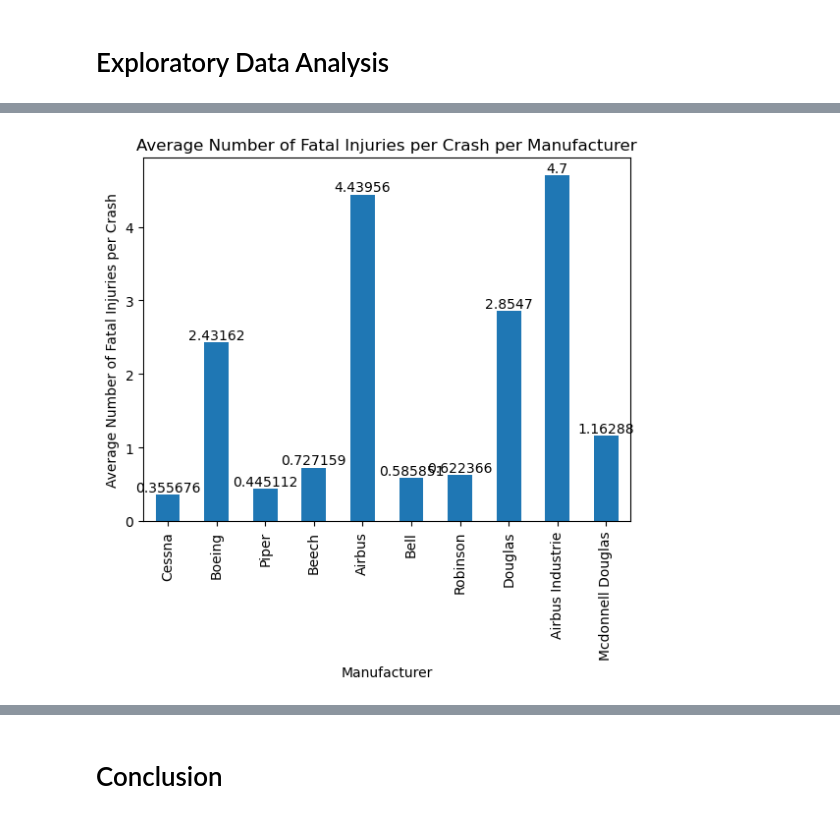
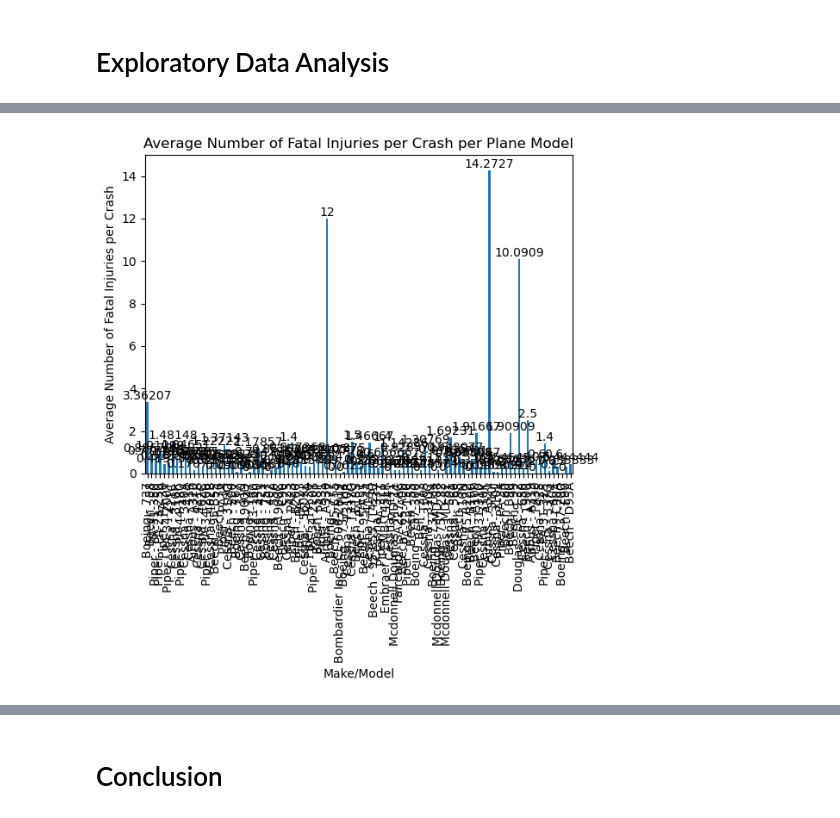
Before and after one commit to mkearns17/Aviation_Accidents_Project, a Jupyter notebook: Aviation_Phase1_Project.ipynb, the cells around one changed output, grey strips where cells are left out. Cells and saved outputs as stored; diff of their text form; code cells hidden in the pictures.

```diff
--- a/Aviation_Phase1_Project.ipynb
+++ b/Aviation_Phase1_Project.ipynb
@@ -218,7 +192,5 @@ The dataset includes incidents from 60 years ago, but this date range is too far
 # %%
 #Convert Event Date to datetime object
 aviation_df['Event Date'] = pd.to_datetime(aviation_df['Event Date'])
-print(type(aviation_df['Event Date'][0]))
 
-recent_aviation_df = aviation_df[aviation_df['Event Date'] > '1993-01-01']
-recent_aviation_df.head()
+recent_aviation_df = aviation_df[aviation_df['Event Date'] > '1993-01-01'].reset_index()
@@ -311,2 +268,5 @@ Name: count, dtype: int64
+# %%
+#Want to ignore planes with 1 Engine or less as they have the most number of injuries and incidents
+big_aircraft_df = recent_aviation_df[recent_aviation_df['Number Of Engines'] >= 2].reset_index()
 # %% [markdown]
 # Exploratory Data Analysis
@@ -313,6 +275,6 @@ Name: count, dtype: int64
 # %%
-#Average Number of Fatal Injuries per Accident for Top Manufacturers
-injuries = recent_aviation_df.groupby('Make')\
-            [['Total Fatal Injuries','Total Serious Injuries','Total Minor Injuries','Total Uninjured']].agg(['mean','sum'])
-top_injuries = injuries.sort_values(('Total Fatal Injuries','sum'), ascending = False)[0:10]
-top_injuries
+#Average Number of Injuries per Accident per Make/Model with most incidents.
+average_injuries = big_aircraft_df.groupby('Make/Model')\
+            [['Total Fatal Injuries','Total Serious Injuries','Total Minor Injuries','Total Uninjured']].agg('mean')
+average_injuries['Number of Incidents'] = big_aircraft_df['Make/Model'].value_counts()
+top_injuries = average_injuries.sort_values('Number of Incidents', ascending = False)[0:100]
@@ -333,11 +281,10 @@ top_injuries
 # %%
-ax = top_injuries.plot.bar(y=('Total Fatal Injuries','mean'),\
+ax = top_injuries.plot.bar(y=('Total Fatal Injuries'),\
                      legend = False,\
-                     xlabel = 'Manufacturer',\
+                     xlabel = 'Make/Model',\
                      ylabel = 'Average Number of Fatal Injuries per Crash',\
-                     title = 'Average Number of Fatal Injuries per Crash per Manufacturer',\
-                     );
-
+                     title = 'Average Number of Fatal Injuries per Crash per Plane Model',\
+                     )
 ax.bar_label(ax.containers[0]);
 # %% [output]
-[figure, old version]
+[figure, new version]
```
Also changed, not shown: parts of 24 cells of this notebook.
